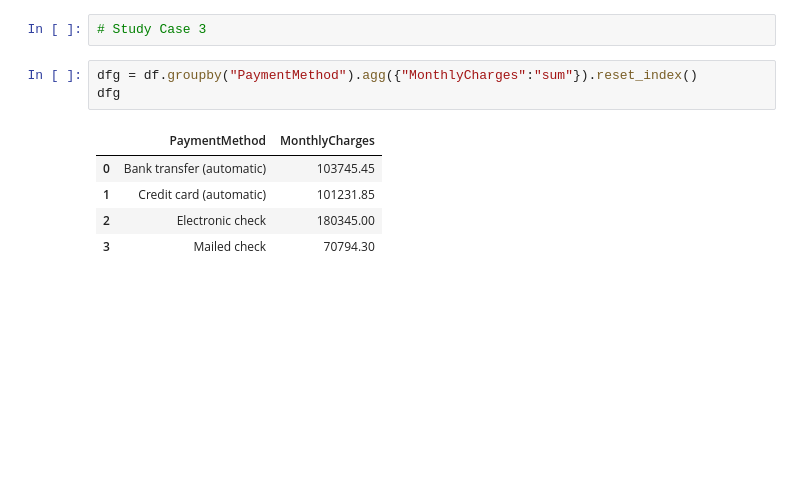
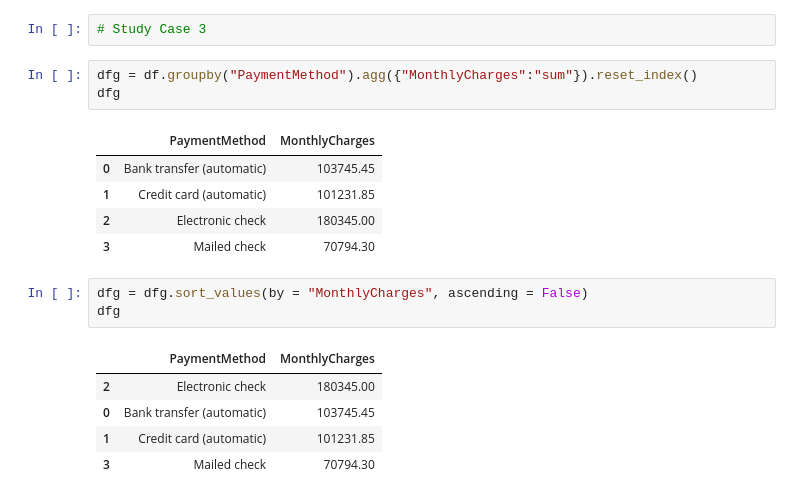
Before and after one commit to zanafiii/data-science-a-z, a Jupyter notebook: Part5_Data Visualization.ipynb, the cells around one changed output. Drawn from its saved outputs; the diff is of its cells as text; blank space fills up the shorter version.

```diff
--- a/Part5_Data Visualization.ipynb
+++ b/Part5_Data Visualization.ipynb
@@ -403,6 +397,15 @@ dfg
 | 1 | Credit card (automatic) | 101231.85 |
 | 2 | Electronic check | 180345.00 |
 | 3 | Mailed check | 70794.30 |
+# %%
+dfg = dfg.sort_values(by = "MonthlyCharges", ascending = False)
+dfg
+# %% [output]
+|  | PaymentMethod | MonthlyCharges |
+| 2 | Electronic check | 180345.00 |
+| 0 | Bank transfer (automatic) | 103745.45 |
+| 1 | Credit card (automatic) | 101231.85 |
+| 3 | Mailed check | 70794.30 |
 # %%
 plt.bar(x = "PaymentMethod", height = "MonthlyCharges", data = dfg)
 # %% [output]
```
Also changed, not shown: parts of 3 cells of this notebook, 1 other file.
